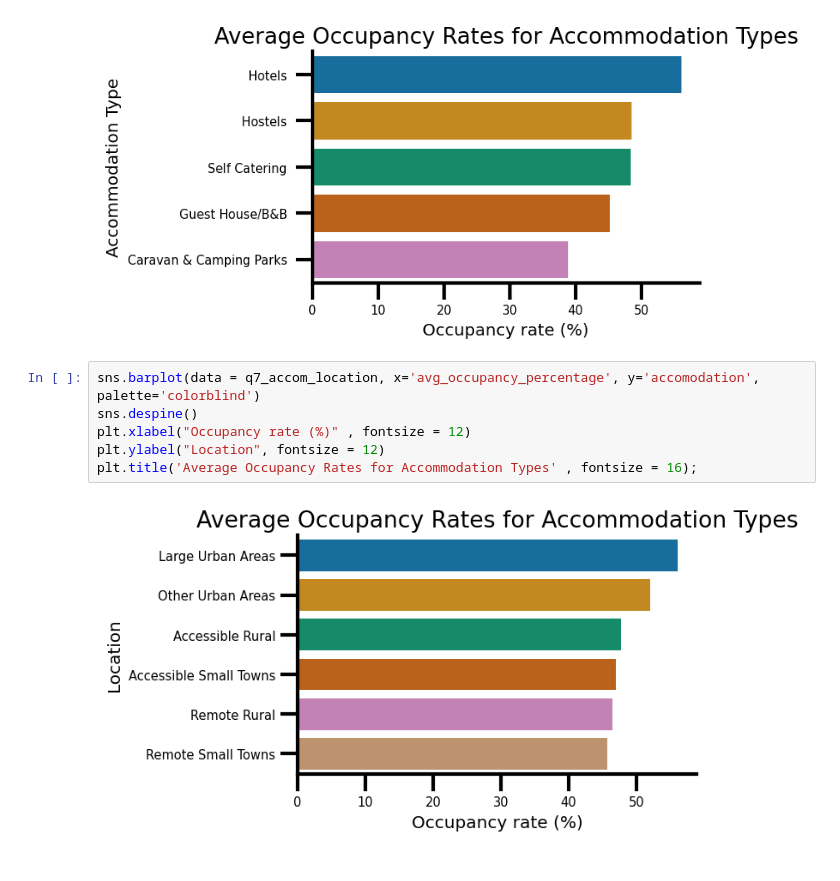
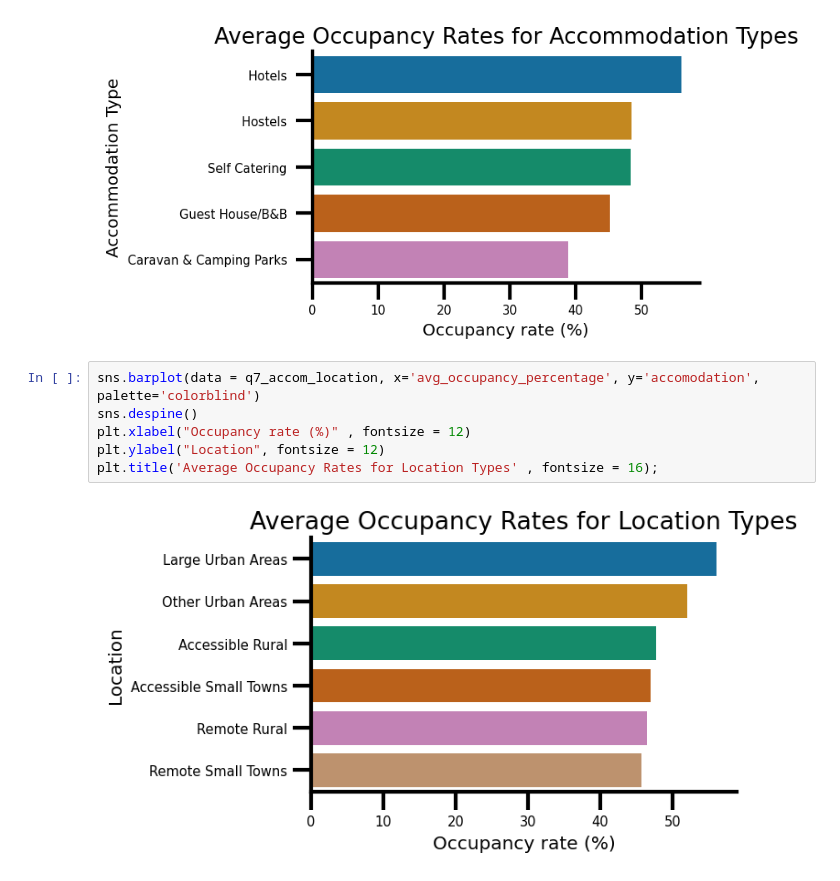
Before and after one commit to mjmarr/visit_scotland_final_project, a Jupyter notebook: Analysis.ipynb, the cells around one changed output. Drawn from its saved outputs; the diff is of its cells as text.

```diff
--- a/Analysis.ipynb
+++ b/Analysis.ipynb
@@ -865,8 +865,8 @@ plt.title('Average Occupancy Rates for Accommodation Types' , fontsize = 16);
 # %%
 sns.barplot(data = q7_accom_location, x='avg_occupancy_percentage', y='accomodation', palette='colorblind')
 sns.despine()
 plt.xlabel("Occupancy rate (%)" , fontsize = 12)
 plt.ylabel("Location", fontsize = 12)
-plt.title('Average Occupancy Rates for Accommodation Types' , fontsize = 16);
+plt.title('Average Occupancy Rates for Location Types' , fontsize = 16);
 # %% [output]
-[figure, old version]
+[figure, new version]
```
